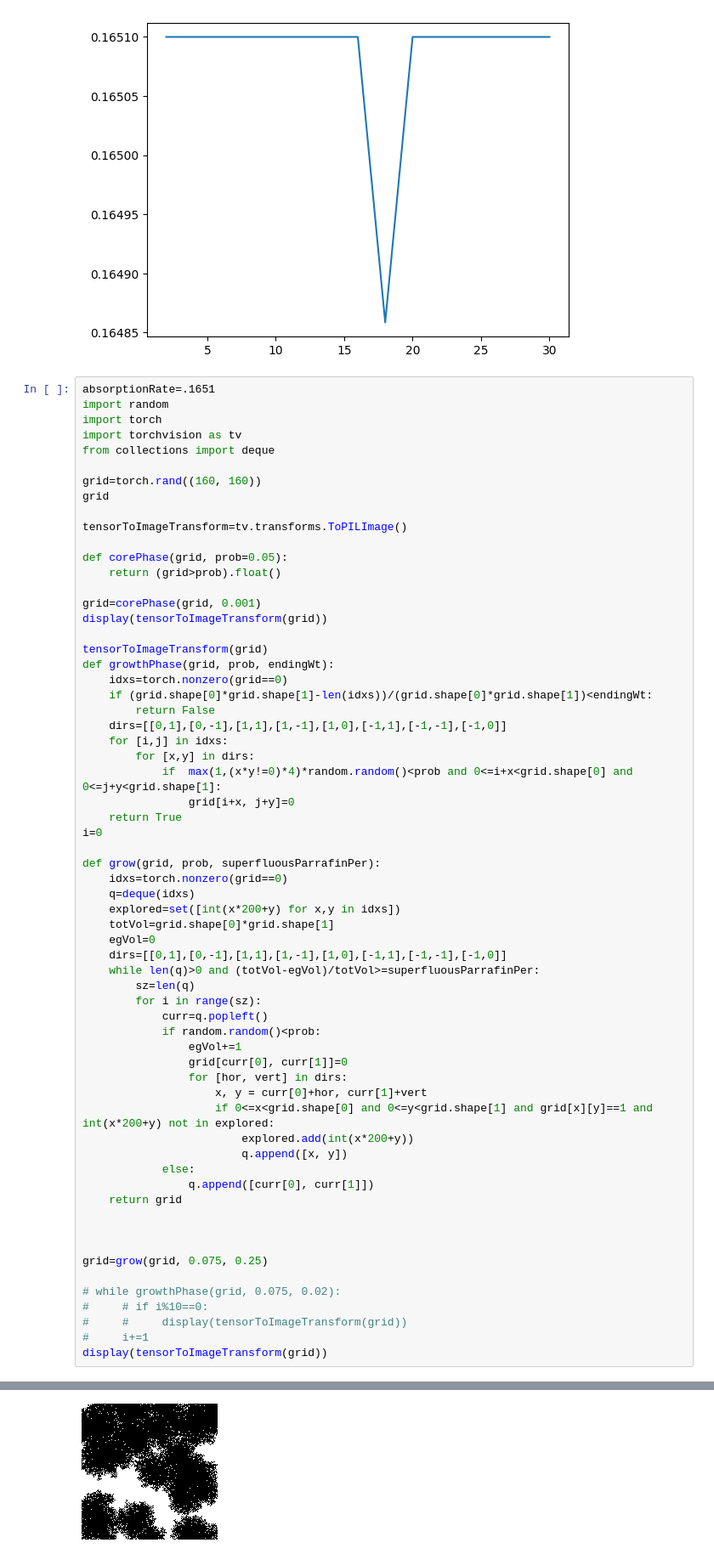
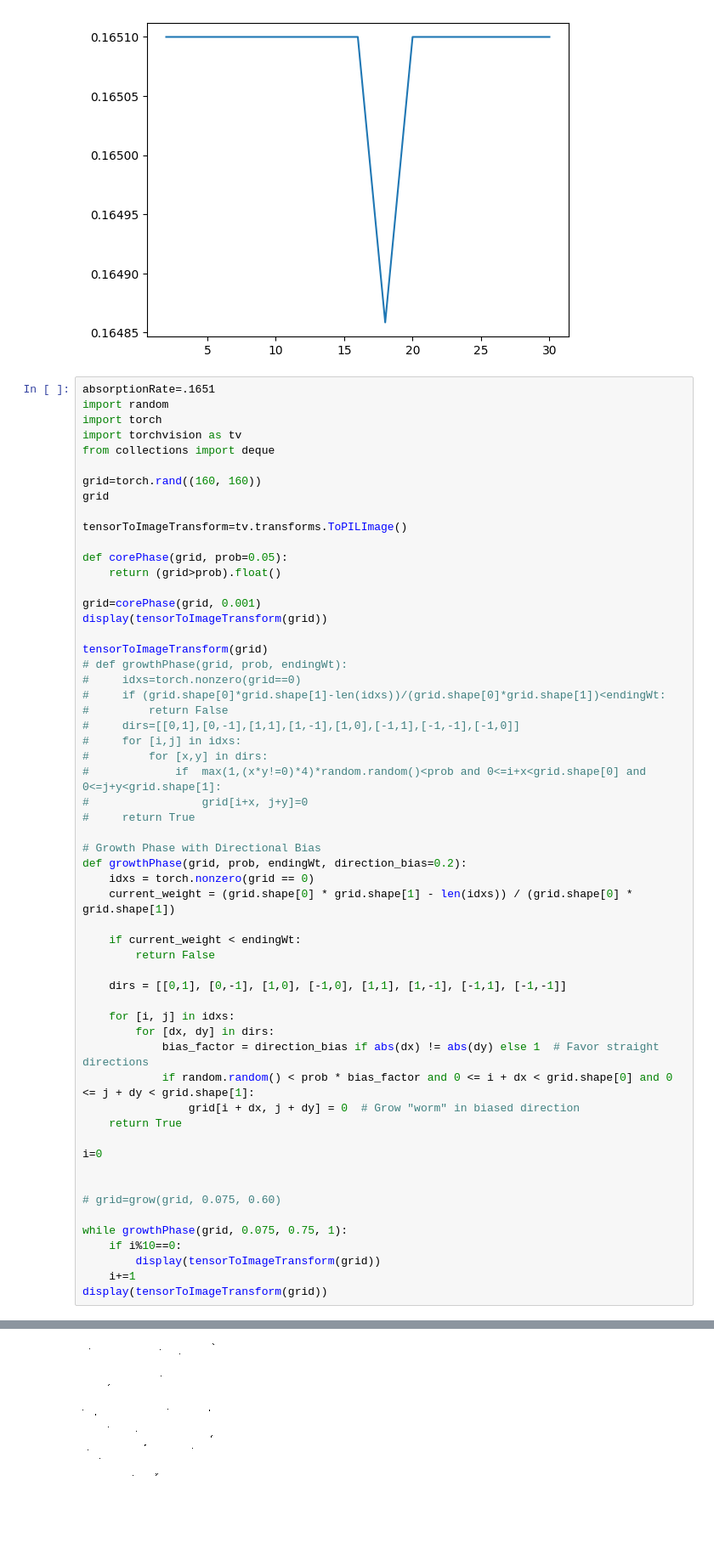
Before and after one commit to AadiDev005/Paraffin-EG-Model, a Jupyter notebook: dataset_generator.ipynb, the cells around one changed output, grey strips where cells are left out. Shown at 85% size. Cells and saved outputs as stored; diff of their text form; blank space fills up the shorter version.

```diff
--- a/dataset_generator.ipynb
+++ b/dataset_generator.ipynb
@@ -70,48 +70,42 @@ grid=corePhase(grid, 0.001)
 display(tensorToImageTransform(grid))
 
 tensorToImageTransform(grid)
-def growthPhase(grid, prob, endingWt):
-    idxs=torch.nonzero(grid==0)
-    if (grid.shape[0]*grid.shape[1]-len(idxs))/(grid.shape[0]*grid.shape[1])<endingWt:
+# def growthPhase(grid, prob, endingWt):
+#     idxs=torch.nonzero(grid==0)
+#     if (grid.shape[0]*grid.shape[1]-len(idxs))/(grid.shape[0]*grid.shape[1])<endingWt:
+#         return False
+#     dirs=[[0,1],[0,-1],[1,1],[1,-1],[1,0],[-1,1],[-1,-1],[-1,0]]
+#     for [i,j] in idxs:
+#         for [x,y] in dirs:
+#             if  max(1,(x*y!=0)*4)*random.random()<prob and 0<=i+x<grid.shape[0] and 0<=j+y<grid.shape[1]:
+#                 grid[i+x, j+y]=0
+#     return True
+
+# Growth Phase with Directional Bias
+def growthPhase(grid, prob, endingWt, direction_bias=0.2):
+    idxs = torch.nonzero(grid == 0)
+    current_weight = (grid.shape[0] * grid.shape[1] - len(idxs)) / (grid.shape[0] * grid.shape[1])
+
+    if current_weight < endingWt:
         return False
-    dirs=[[0,1],[0,-1],[1,1],[1,-1],[1,0],[-1,1],[-1,-1],[-1,0]]
-    for [i,j] in idxs:
-        for [x,y] in dirs:
-            if  max(1,(x*y!=0)*4)*random.random()<prob and 0<=i+x<grid.shape[0] and 0<=j+y<grid.shape[1]:
-                grid[i+x, j+y]=0
+
+    dirs = [[0,1], [0,-1], [1,0], [-1,0], [1,1], [1,-1], [-1,1], [-1,-1]]
+
+    for [i, j] in idxs:
+        for [dx, dy] in dirs:
+            bias_factor = direction_bias if abs(dx) != abs(dy) else 1  # Favor straight directions
+            if random.random() < prob * bias_factor and 0 <= i + dx < grid.shape[0] and 0 <= j + dy < grid.shape[1]:
+                grid[i + dx, j + dy] = 0  # Grow "worm" in biased direction
     return True
+
 i=0
 
-def grow(grid, prob, superfluousParrafinPer):
-    idxs=torch.nonzero(grid==0)
-    q=deque(idxs)
-    explored=set([int(x*200+y) for x,y in idxs])
-    totVol=grid.shape[0]*grid.shape[1]
-    egVol=0
-    dirs=[[0,1],[0,-1],[1,1],[1,-1],[1,0],[-1,1],[-1,-1],[-1,0]]
-    while len(q)>0 and (totVol-egVol)/totVol>=superfluousParrafinPer:
-        sz=len(q)
-        for i in range(sz):
-            curr=q.popleft()
-            if random.random()<prob:
-                egVol+=1
-                grid[curr[0], curr[1]]=0
-                for [hor, vert] in dirs:
-                    x, y = curr[0]+hor, curr[1]+vert
-                    if 0<=x<grid.shape[0] and 0<=y<grid.shape[1] and grid[x][y]==1 and int(x*200+y) not in explored:
-                        explored.add(int(x*200+y))
-                        q.append([x, y])
-            else:
-                q.append([curr[0], curr[1]])
-    return grid
 
+# grid=grow(grid, 0.075, 0.60)
 
-
-grid=grow(grid, 0.075, 0.25)
-
-# while growthPhase(grid, 0.075, 0.02):
-#     # if i%10==0:
-#     #     display(tensorToImageTransform(grid))
-#     i+=1
+while growthPhase(grid, 0.075, 0.75, 1):
+    if i%10==0:
+        display(tensorToImageTransform(grid))
+    i+=1
 display(tensorToImageTransform(grid))
 # %% [output]
@@ -119 +113 @@ display(tensorToImageTransform(grid))
-[figure, old version]
+[figure, new version]
```
Also changed, not shown: parts of 2 cells of this notebook.
